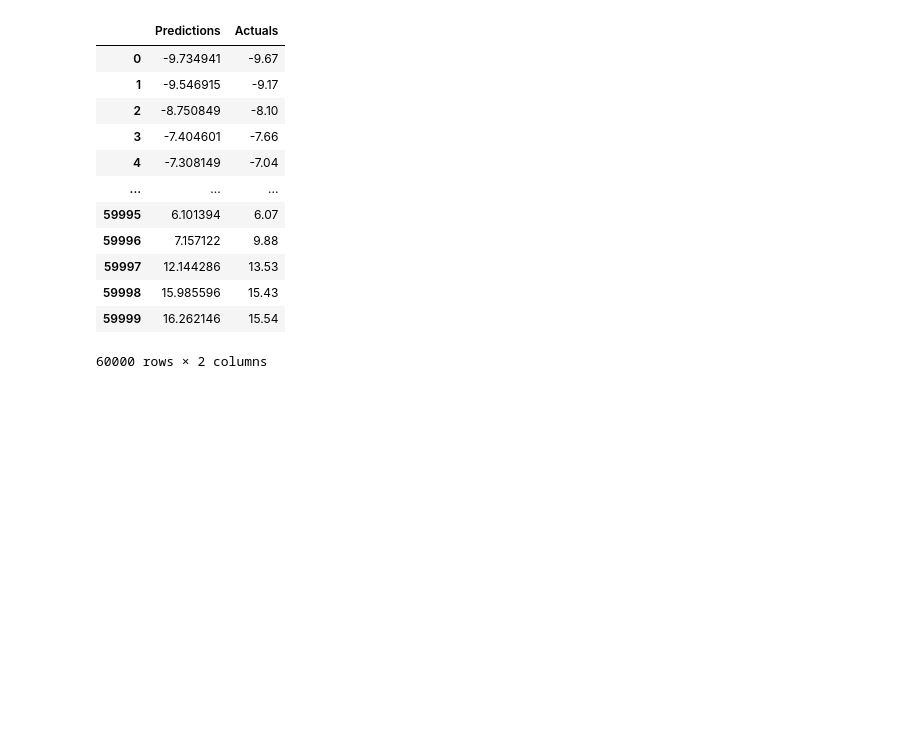
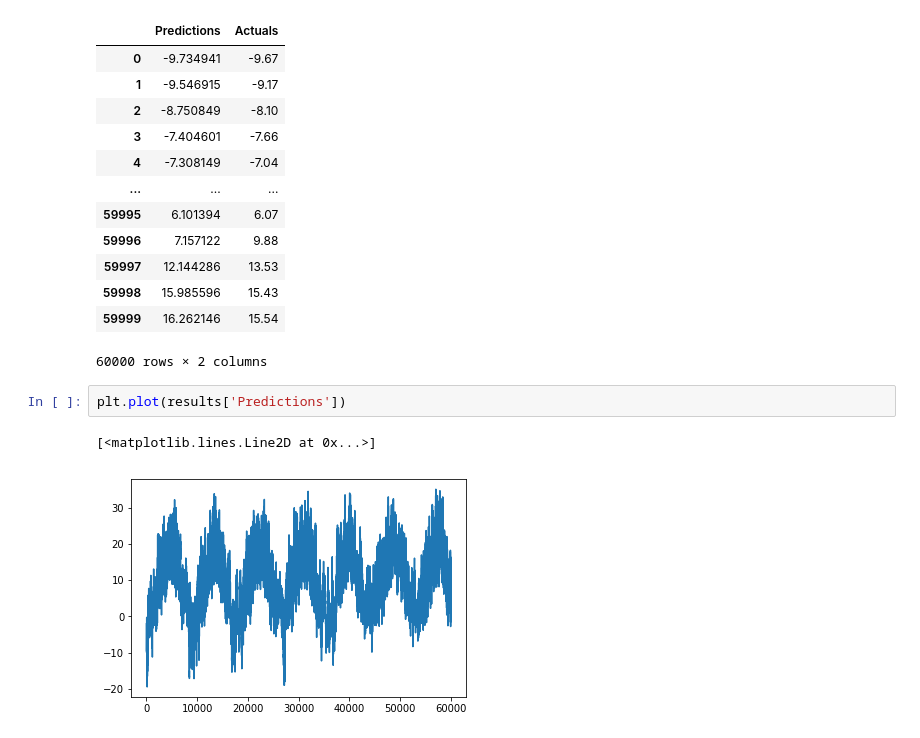
Before and after one commit to hli2238/FinRL---Stock-Prediction, a Jupyter notebook: models/LSTM Model.ipynb, the cells around one changed output. Drawn from its saved outputs; the diff is of its cells as text; blank space fills up the shorter version.

```diff
--- a/models/LSTM Model.ipynb
+++ b/models/LSTM Model.ipynb
@@ -113,3 +113,8 @@ results
 | 59998 | 15.985596 | 15.43 |
 | 59999 | 16.262146 | 15.54 |
 60000 rows × 2 columns
+# %%
+plt.plot(results['Predictions'])
+# %% [output]
+[<matplotlib.lines.Line2D at 0x...>]
+[figure, added]
```
Also changed, not shown: parts of 2 cells of this notebook, 3 other files.
